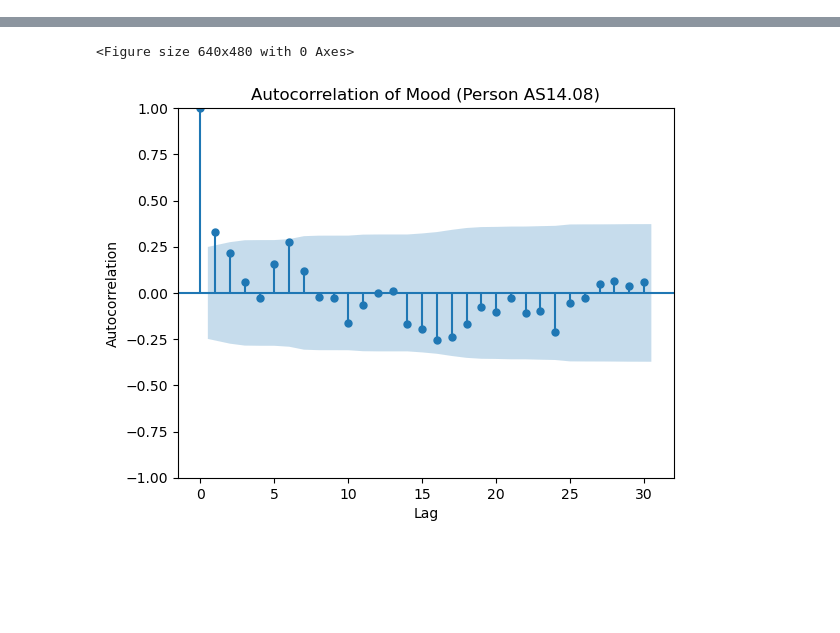
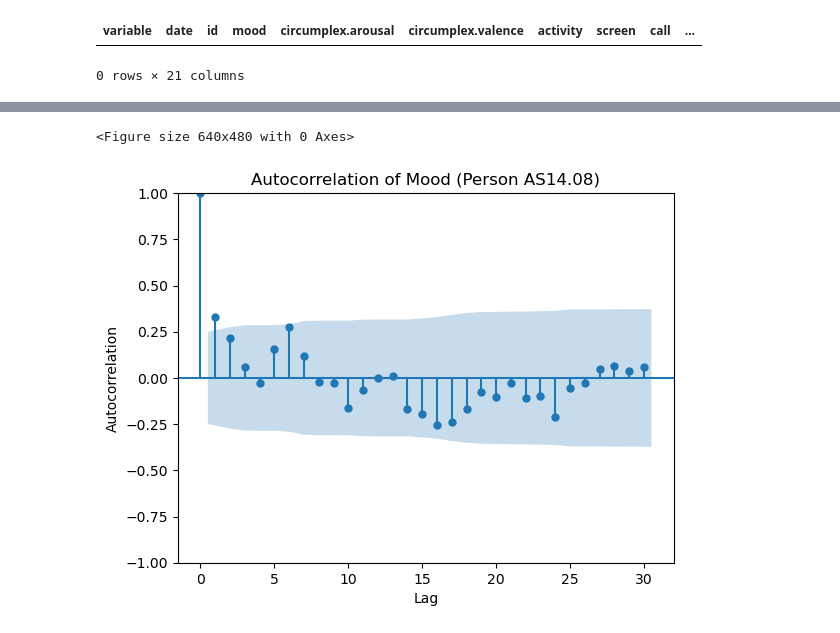
Before and after one commit to QST23/course_dmt, a Jupyter notebook: ass1/exploration_noah2.ipynb, the cells around one changed output, grey strips where cells are left out. Saved outputs shown, nothing was run; the diff lists cells and outputs as text; code cells hidden in the pictures; blank space fills up the shorter version.

```diff
--- a/ass1/exploration_noah2.ipynb
+++ b/ass1/exploration_noah2.ipynb
@@ -25,3 +65,9 @@ df = df.groupby(['date', 'id']).agg(agg_dict).reset_index()
+# %%
+location = df.loc[df['id'] == 'AS14.22']
+location
+# %% [output]
+| variable | date | id | mood | circumplex.arousal | circumplex.valence | activity | screen | call | ... |
+0 rows × 21 columns
 # %%
 app_times = ['appCat.builtin','appCat.communication','appCat.entertainment','appCat.finance','appCat.game','appCat.office','appCat.other','appCat.social','appCat.travel','appCat.unknown','appCat.utilities','appCat.weather']
 
```
Also changed, not shown: parts of 3 cells of this notebook.
